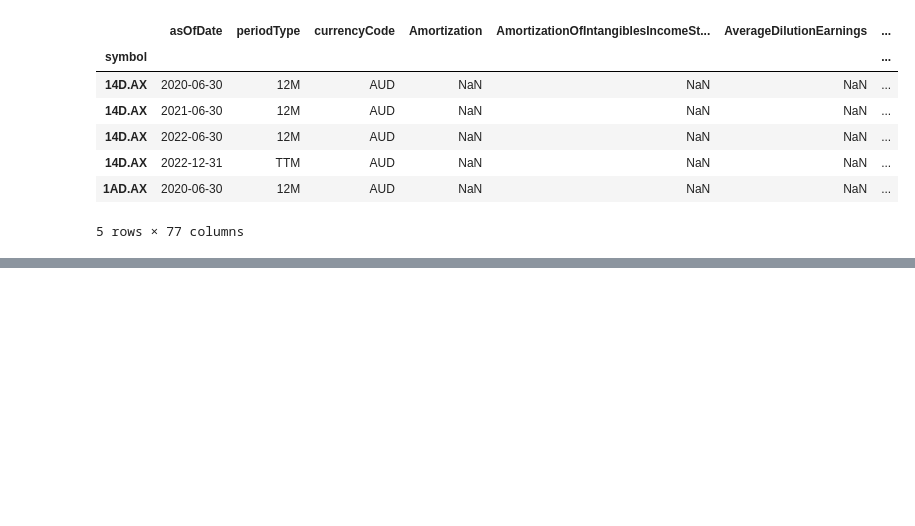
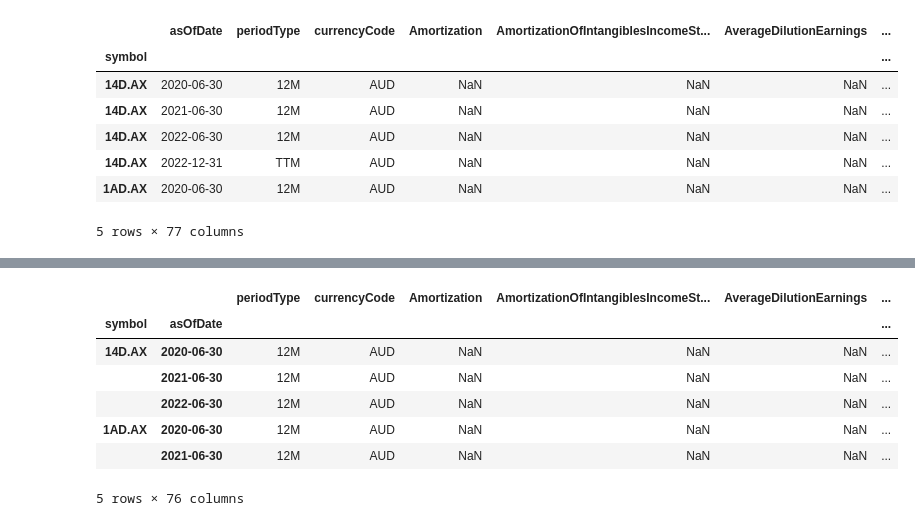
Before and after one commit to mjjohnson94/ASX-Dashboard, a Jupyter notebook: ASX Dashboard - Financials.ipynb, the cells around one changed output, grey strips where cells are left out. Cells and saved outputs as stored; diff of their text form; code cells hidden in the pictures; blank space fills up the shorter version.

```diff
--- a/ASX Dashboard - Financials.ipynb
+++ b/ASX Dashboard - Financials.ipynb
@@ -163,3 +144,21 @@ cleanIncomeStatement
+# %%
+# Filter out the second instance of duplicate asOfDate
+# After cross-referencing with Yahoo Finance, it was determined the second duplicate record was inaccurate
+
+cleanIncomeStatement = annualIncomeStatement.groupby(['symbol', 'asOfDate']).first()
+
+# Print top 5 results
+
+cleanIncomeStatement.head()
+# %% [output]
+|  |  | periodType | currencyCode | Amortization | AmortizationOfIntangiblesIncomeSt... | AverageDilutionEarnings | ... |
+| symbol | asOfDate |  |  |  |  |  | ... |
+| 14D.AX | 2020-06-30 | 12M | AUD | NaN | NaN | NaN | ... |
+|  | 2021-06-30 | 12M | AUD | NaN | NaN | NaN | ... |
+|  | 2022-06-30 | 12M | AUD | NaN | NaN | NaN | ... |
+| 1AD.AX | 2020-06-30 | 12M | AUD | NaN | NaN | NaN | ... |
+|  | 2021-06-30 | 12M | AUD | NaN | NaN | NaN | ... |
+5 rows × 76 columns
 # %%
 # Export file as CSV to project directory
 
```
Also changed, not shown: parts of 2 cells of this notebook.
